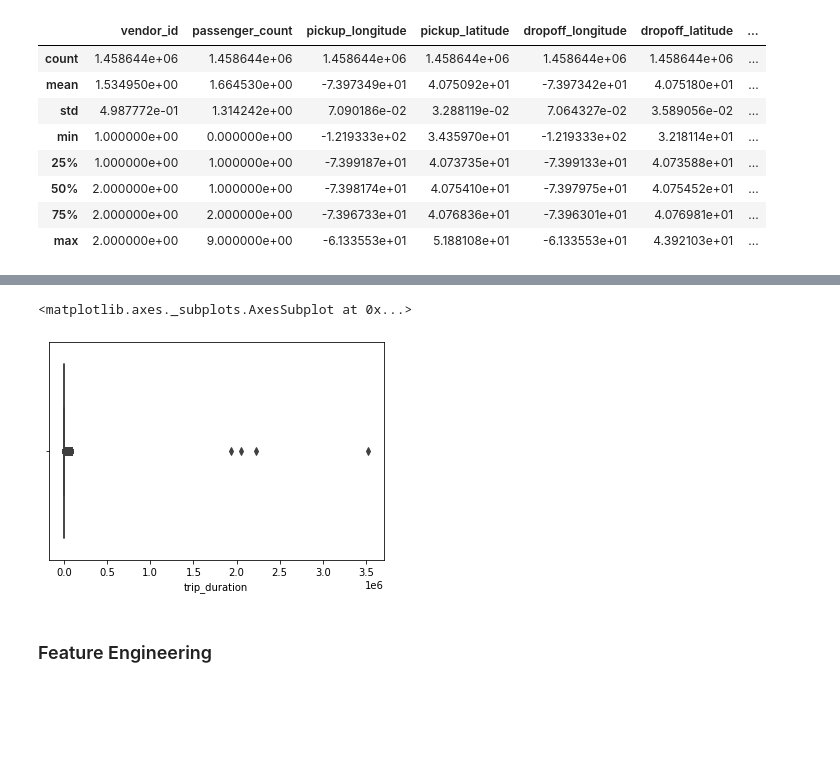
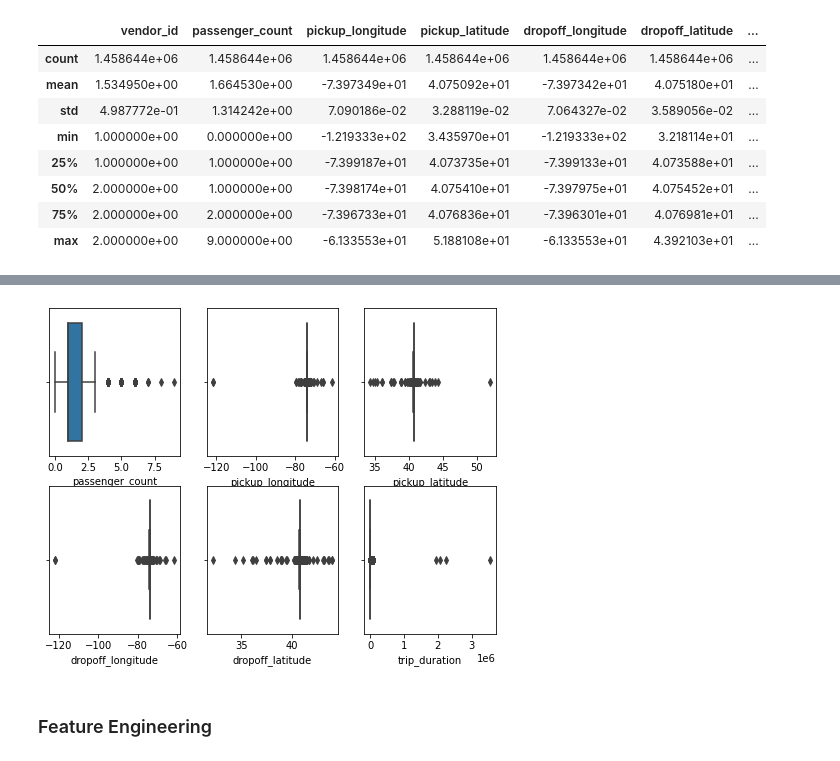
Before and after one commit to UserDs/NYC-Taxi-Trip-Time-Prediction, a Jupyter notebook: NYC_Taxi_Trip_Time_Prediction.ipynb, the cells around one changed output, grey strips where cells are left out. Cells and saved outputs as stored; diff of their text form; code cells hidden in the pictures; blank space fills up the shorter version.

```diff
--- a/NYC_Taxi_Trip_Time_Prediction.ipynb
+++ b/NYC_Taxi_Trip_Time_Prediction.ipynb
@@ -120,9 +90,20 @@ sns.boxplot(x=df.dropoff_latitude)
-# %%
-figsize=(12,8)
-sns.boxplot(x=df.trip_duration)
-# %% [output]
-<matplotlib.axes._subplots.AxesSubplot at 0x...>
-[figure, removed]
+# %%
+plt.figure(figsize = (8, 6))
+plt.subplot(2,3,1)
+sns.boxplot(x=df.passenger_count)
+plt.subplot(2,3,2)
+sns.boxplot(x=df.pickup_longitude)
+plt.subplot(2,3,3)
+sns.boxplot(x=df.pickup_latitude)
+plt.subplot(2,3,4)
+sns.boxplot(x=df.dropoff_longitude)
+plt.subplot(2,3,5)
+sns.boxplot(x=df.dropoff_latitude)
+plt.subplot(2,3,6)
+sns.boxplot(x=df.trip_duration)
+plt.show()
+# %% [output]
+[figure, added]
 # %% [markdown]
 ### Feature Engineering
 # %%
```
Also changed, not shown: parts of 5 cells of this notebook.
